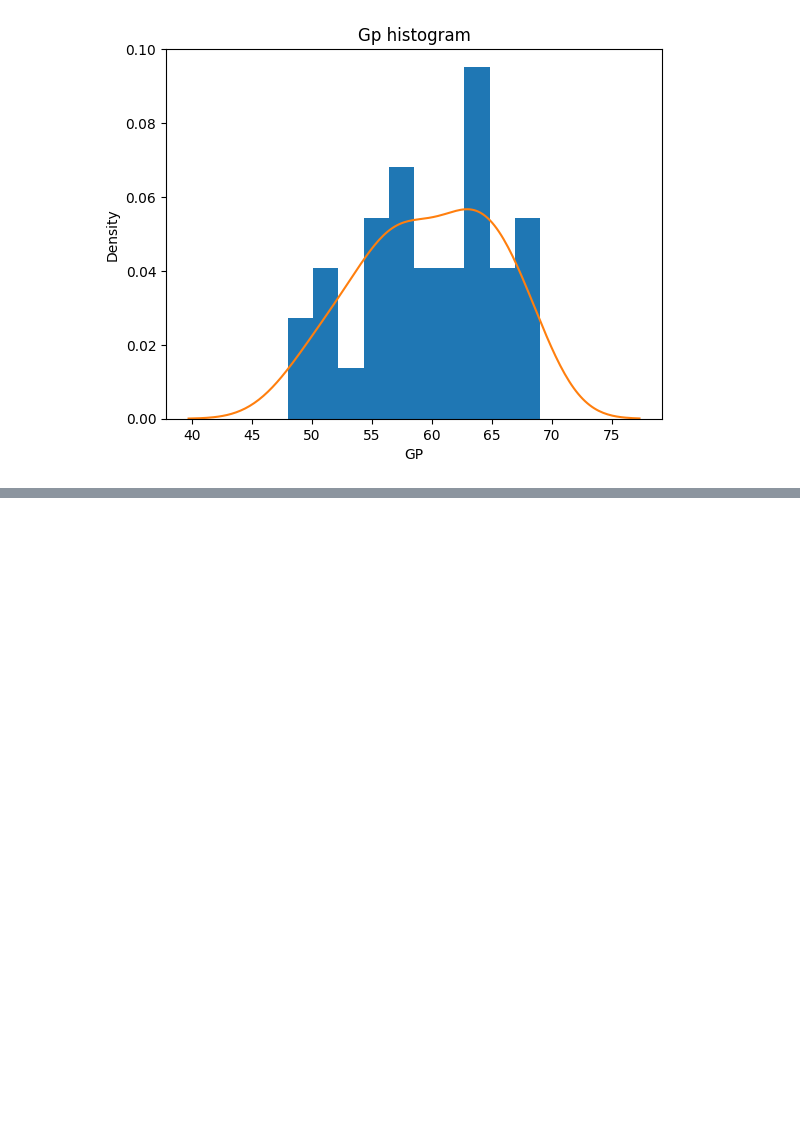
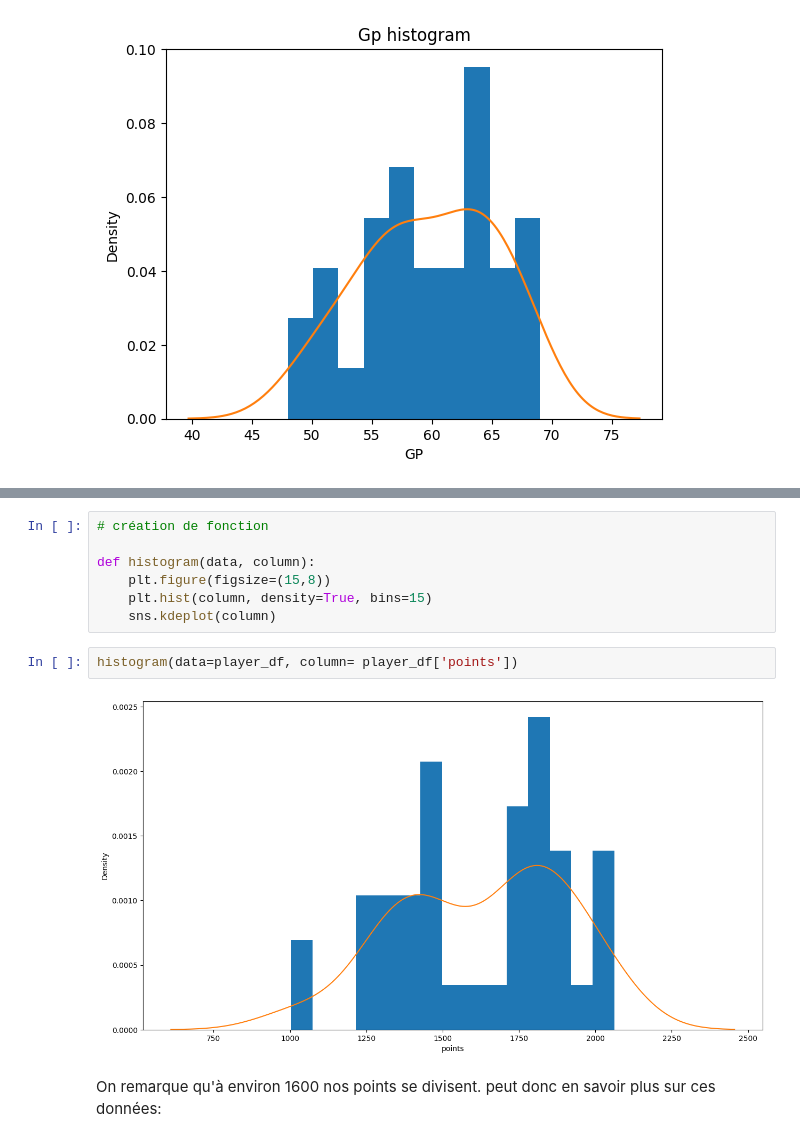
Before and after one commit to CHERIF2001/space-jam-ml, a Jupyter notebook: space-jam.ipynb, the cells around one changed output, grey strips where cells are left out. Drawn from its saved outputs; the diff is of its cells as text; blank space fills up the shorter version.

```diff
--- a/space-jam.ipynb
+++ b/space-jam.ipynb
@@ -389,0 +395,13 @@ TypeError: subplot() takes 1 or 3 positional arguments but 2 were given
+# %%
+# création de fonction
+
+def histogram(data, column):
+    plt.figure(figsize=(15,8))
+    plt.hist(column, density=True, bins=15)
+    sns.kdeplot(column)
+# %%
+histogram(data=player_df, column= player_df['points'])
+# %% [output]
+[figure, added]
+# %% [markdown]
+On remarque qu'à environ 1600 nos points se divisent. peut donc en savoir plus sur ces données:
```
Also changed, not shown: parts of 31 cells of this notebook, 1 other file.
